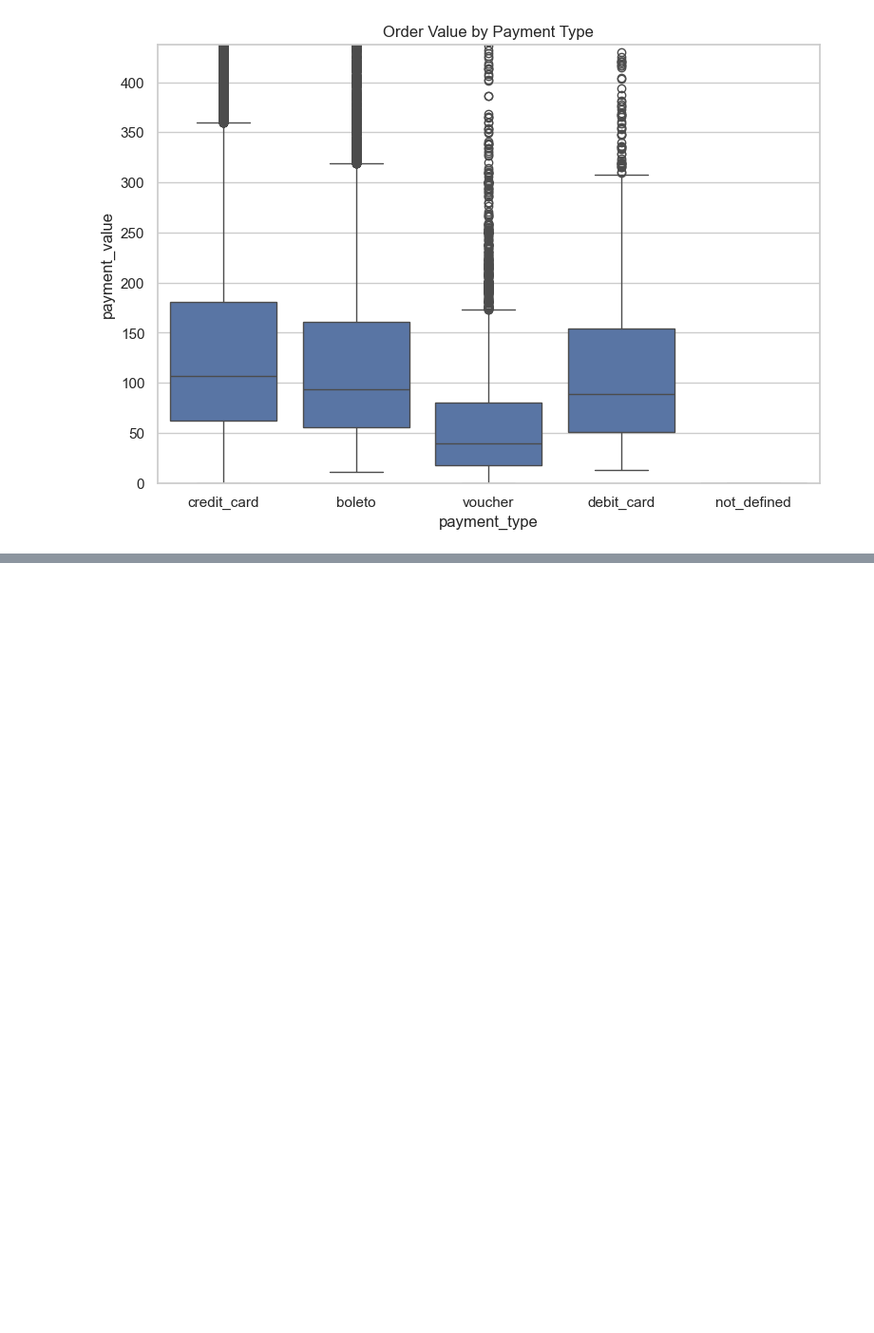
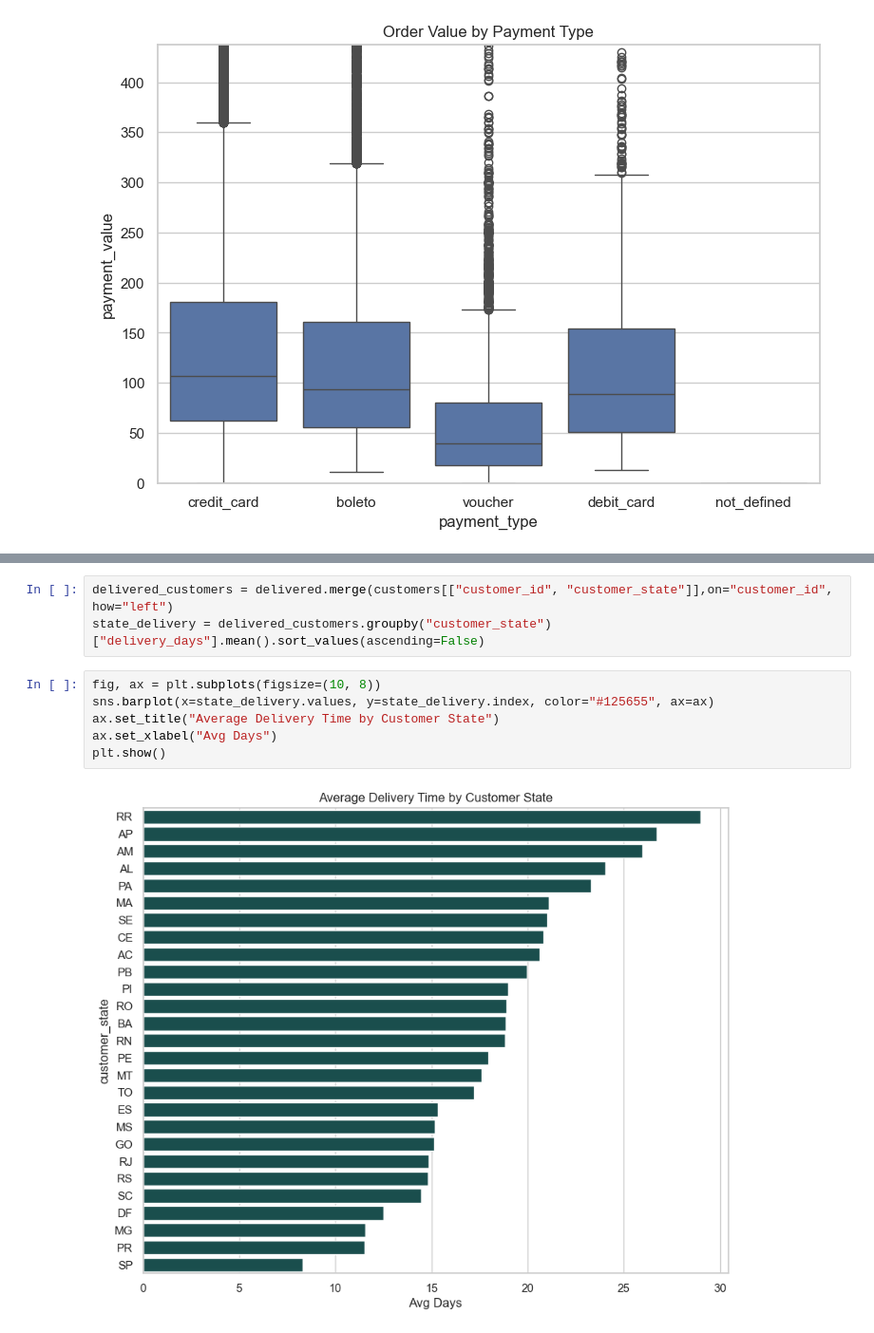
Before and after one commit to AliyarBhos/data-science-journey, a Jupyter notebook: 03_exploratory_data_analysis_and_visualization/olist_eda.ipynb, the cells around one changed output, grey strips where cells are left out. Shown at 95% size. Drawn from its saved outputs; the diff is of its cells as text; blank space fills up the shorter version.

```diff
--- a/03_exploratory_data_analysis_and_visualization/olist_eda.ipynb
+++ b/03_exploratory_data_analysis_and_visualization/olist_eda.ipynb
@@ -248,0 +263,11 @@ plt.show()
+# %%
+delivered_customers = delivered.merge(customers[["customer_id", "customer_state"]],on="customer_id", how="left")
+state_delivery = delivered_customers.groupby("customer_state")["delivery_days"].mean().sort_values(ascending=False)
+# %%
+fig, ax = plt.subplots(figsize=(10, 8))
+sns.barplot(x=state_delivery.values, y=state_delivery.index, color="#125655", ax=ax)
+ax.set_title("Average Delivery Time by Customer State")
+ax.set_xlabel("Avg Days")
+plt.show()
+# %% [output]
+[figure, added]
```
Also changed, not shown: parts of 4 cells of this notebook.
